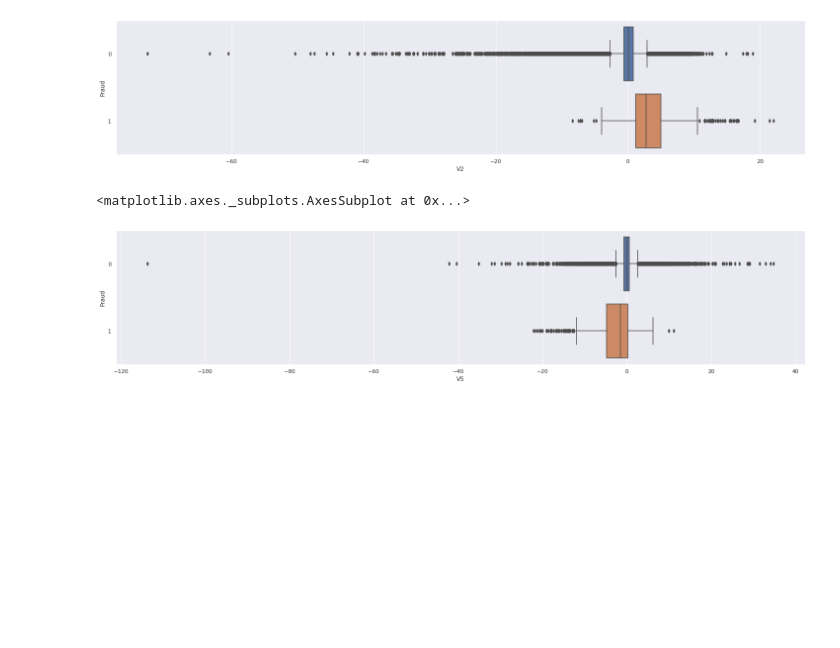
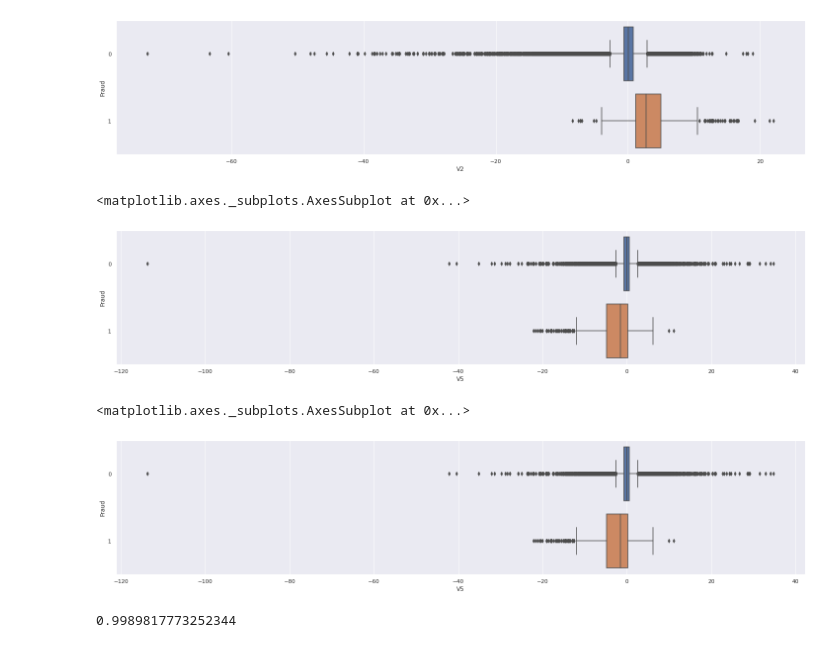
Before and after one commit to acmucsd-projects/fa22-ai-team-3, a Jupyter notebook: src/Max_Weng_Analysis.ipynb, the cells around one changed output. Drawn from its saved outputs; the diff is of its cells as text; code cells hidden in the pictures; blank space fills up the shorter version.

```diff
--- a/src/Max_Weng_Analysis.ipynb
+++ b/src/Max_Weng_Analysis.ipynb
@@ -98 +125,6 @@ sns.boxplot(data = df, x = "V5", y = "Fraud", showfliers = True)
+# %%
+sns.boxplot(data = df, x = "V5", y = "Fraud", showfliers = True)
+# %% [output]
+<matplotlib.axes._subplots.AxesSubplot at 0x...>
+[figure, added]
 # %%
@@ -109,0 +147,10 @@ pipe.append(('SC',StandardScaler()))
+# %%
+xTrain, xTest, yTrain, yTest = train_test_split(
+        xData, yData, test_size = 0.2, random_state = 42)
+
+pipe = Pipeline([('minMaxScaler', MinMaxScaler()), ('functiontransformer', FunctionTransformer()), ('logisticRegression', LogisticRegression())])
+
+pipe.fit(xTrain, yTrain)
+pipe.score(xTest, yTest)
+# %% [output]
+0.9989817773252344
```
Also changed, not shown: parts of 12 cells of this notebook.
